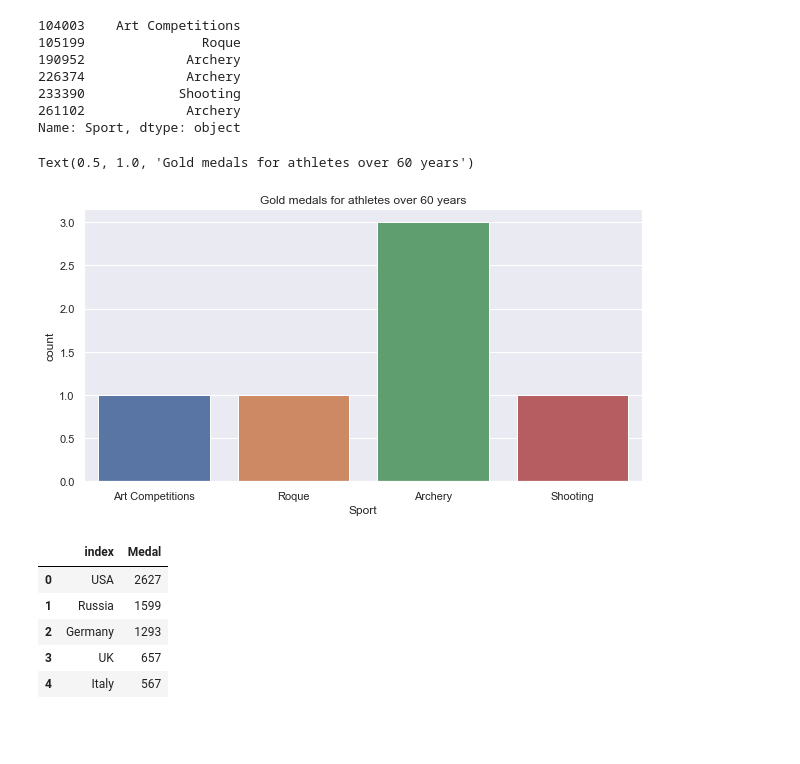
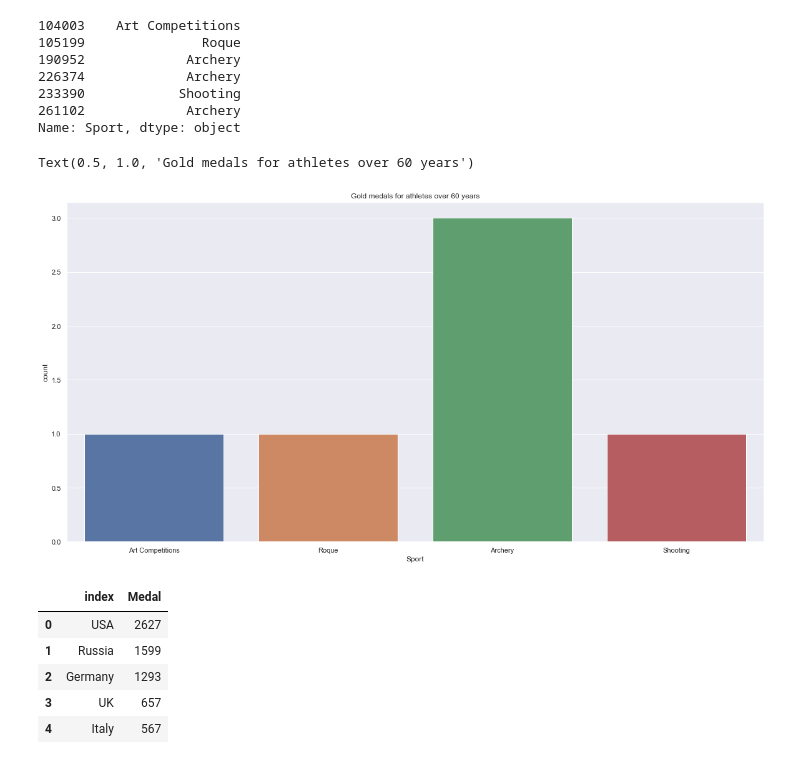
Before and after one commit to anhduy412/olympics-data-analysis, a Jupyter notebook: Olympics-data-analysis.ipynb, the cells around one changed output. Cells and saved outputs as stored; diff of their text form; code cells hidden in the pictures; blank space fills up the shorter version.

Commit message:
change chart size

```diff
--- a/Olympics-data-analysis.ipynb
+++ b/Olympics-data-analysis.ipynb
@@ -313,13 +313,13 @@ sporting_event
 Name: Sport, dtype: object
 # %%
 #plot for sporting_event
-plt.figure(figsize = (10, 5))
+plt.figure(figsize = (20, 10))
 plt.tight_layout()
 sns.countplot(sporting_event)
 plt.title('Gold medals for athletes over 60 years')
 # %% [output]
 Text(0.5, 1.0, 'Gold medals for athletes over 60 years')
-[figure, old version]
+[figure, new version]
 # %%
 #Gold medals from each country
 goldMedals.region.value_counts().reset_index(name = 'Medal').head(5)
```
Also changed, not shown: parts of 8 cells of this notebook.
